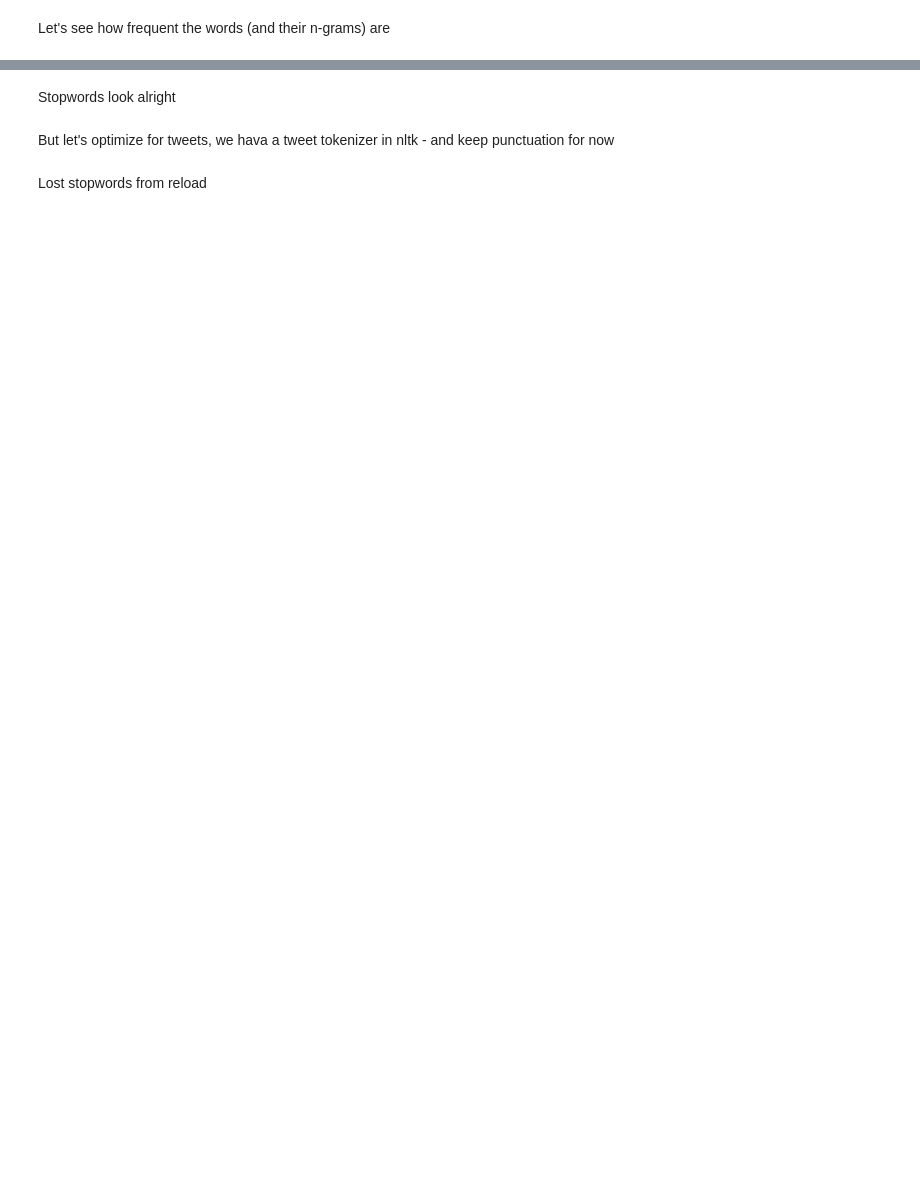
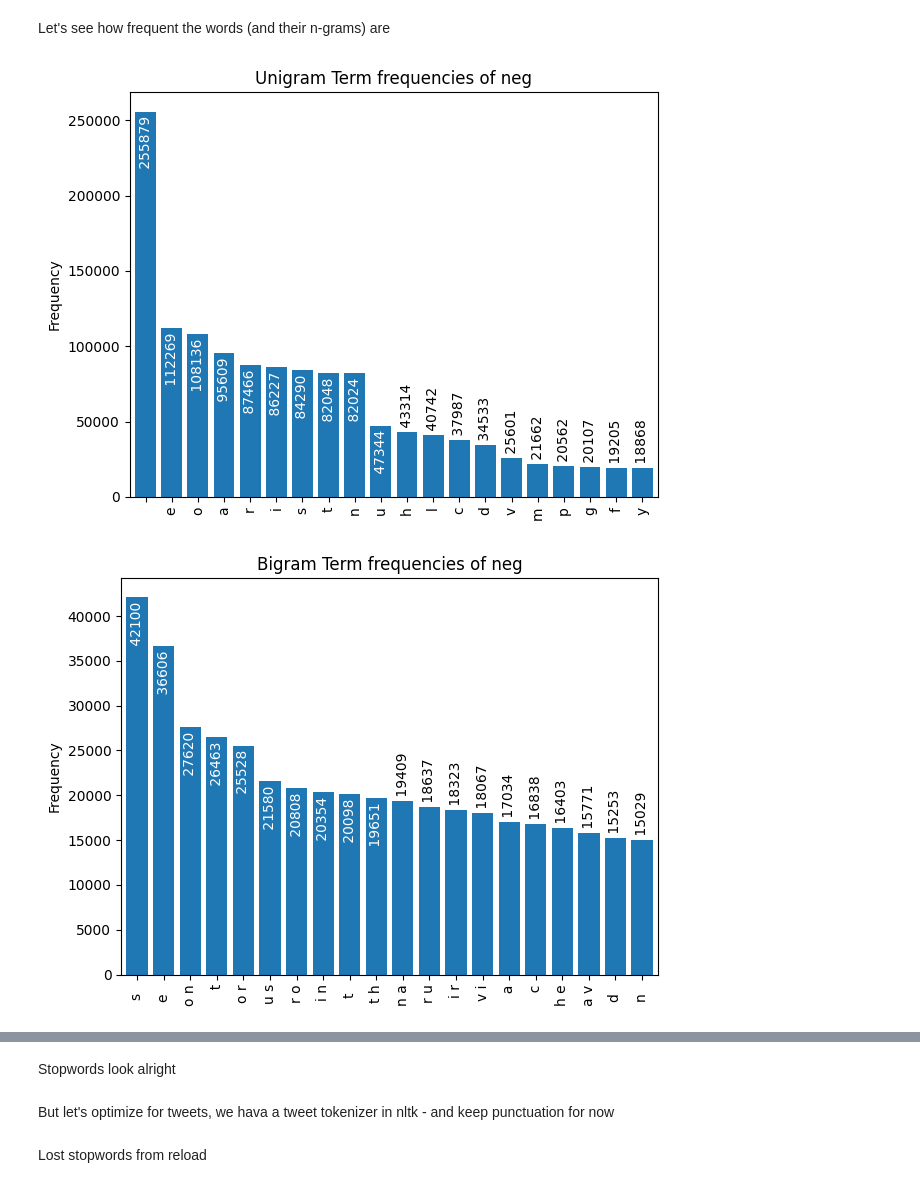
Before and after one commit to miam-bonbon/assignment-adv-nlp, a Jupyter notebook: adv_nlp_assignment_mh_02_text_normalization.ipynb, the cells around one changed output, grey strips where cells are left out. Cells and saved outputs as stored; diff of their text form; code cells hidden in the pictures; blank space fills up the shorter version.

```diff
--- a/adv_nlp_assignment_mh_02_text_normalization.ipynb
+++ b/adv_nlp_assignment_mh_02_text_normalization.ipynb
@@ -353,9 +374,12 @@ def plot_ngram_counts(counter, n_most_common, title="Term frequencies"):
 # %%
 from fhnw.nlp.utils.text import create_ngram_counts
 
 for label in data["label"].unique():
-  ngrams_1 = create_ngram_counts(data.loc[(data["label"] == label)], 1, "token_clean")
-  ngrams_2 = create_ngram_counts(data.loc[(data["label"] == label)], 2, "token_clean")
+  ngrams_1 = create_ngram_counts(data.loc[(data["label"] == label)], 1, "cleaned_tweet")
+  ngrams_2 = create_ngram_counts(data.loc[(data["label"] == label)], 2, "cleaned_tweet")
 
   plot_ngram_counts(ngrams_1, 20, "Unigram Term frequencies of "+label)
   plot_ngram_counts(ngrams_2, 20, "Bigram Term frequencies of "+label)
+# %% [output]
+[figure, added]
+[figure, added]
```
Also changed, not shown: parts of 17 cells of this notebook.
